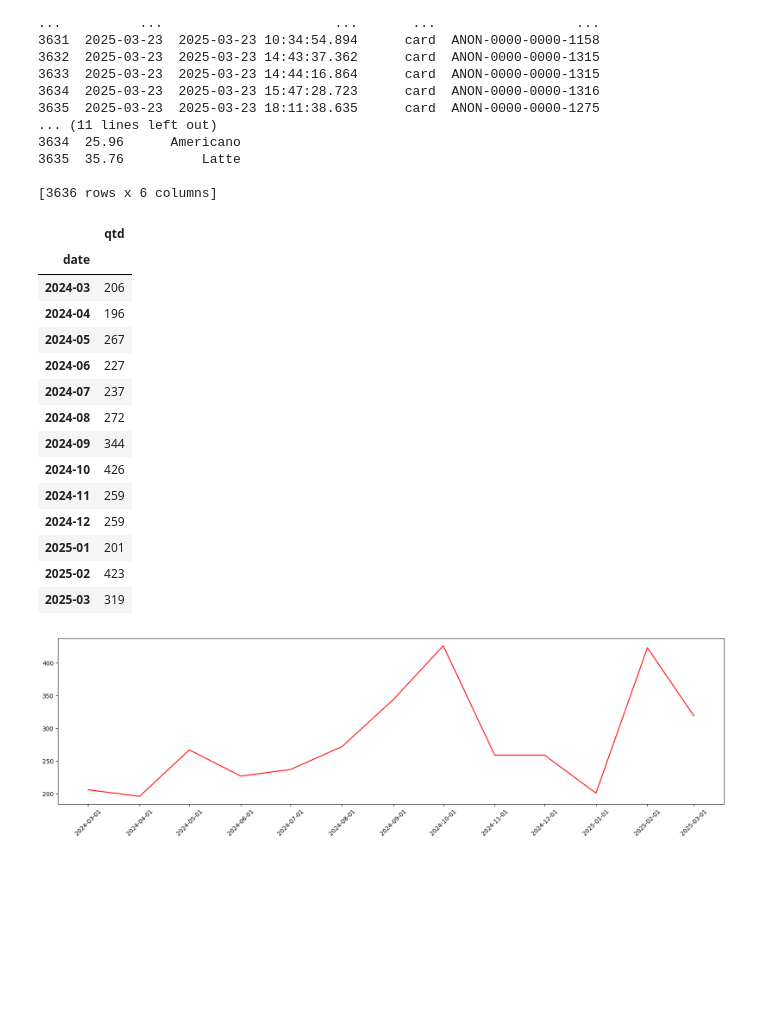
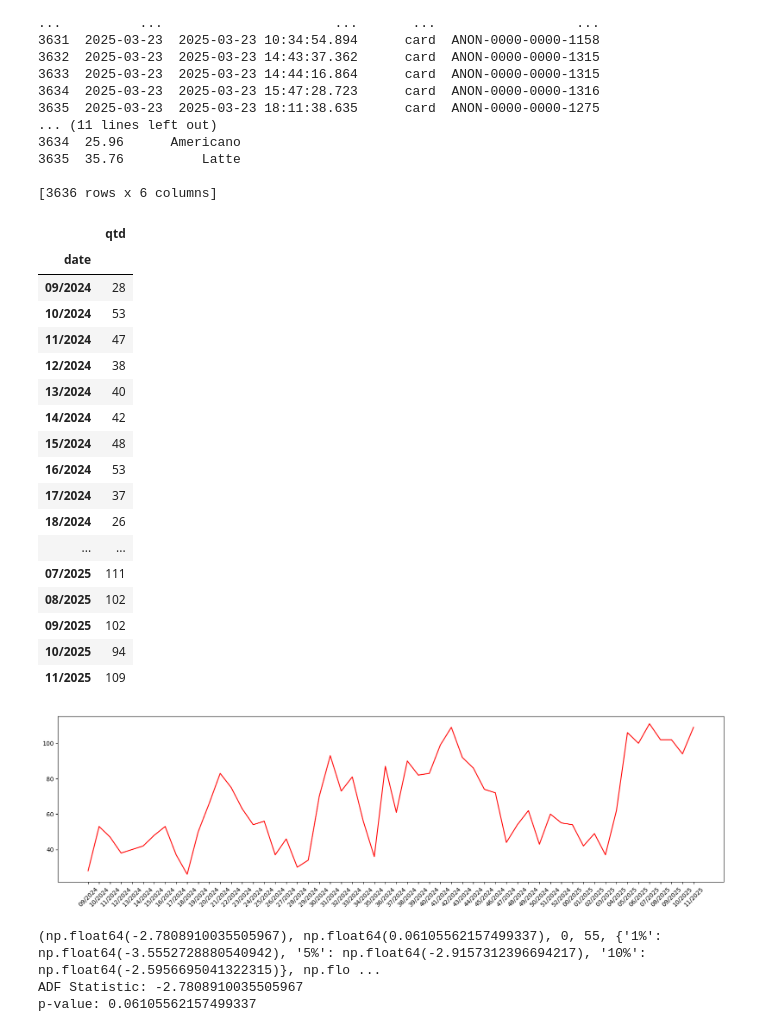
Before and after one commit to Massagli/sales_coffee_forecast, a Jupyter notebook: main.ipynb, the cells around one changed output. Drawn from its saved outputs; the diff is of its cells as text; code cells hidden in the pictures; blank space fills up the shorter version.

Commit message:
Adding Adfuller Test

```diff
--- a/main.ipynb
+++ b/main.ipynb
@@ -29,32 +29,50 @@ warnings.filterwarnings("ignore")
 
 sales = sales[["date", "coffee_name"]]
 sales["date"] = pd.to_datetime(sales["date"])
-sales = sales.groupby(sales["date"].dt.to_period('M'))["coffee_name"].count().reset_index(name="qtd")
+sales = sales.groupby(sales["date"].dt.to_period('W'))["coffee_name"].count().reset_index(name="qtd")
+sales["date"] = sales["date"].dt.strftime('%W/%Y')
 sales.set_index("date", inplace=True)
 
 display(sales)
 # %% [output]
 |  | qtd |
 | date |  |
-| 2024-03 | 206 |
-| 2024-04 | 196 |
-| 2024-05 | 267 |
-| 2024-06 | 227 |
-| 2024-07 | 237 |
-| 2024-08 | 272 |
-| 2024-09 | 344 |
-| 2024-10 | 426 |
-| 2024-11 | 259 |
-| 2024-12 | 259 |
-| 2025-01 | 201 |
-| 2025-02 | 423 |
-| 2025-03 | 319 |
+| 09/2024 | 28 |
+| 10/2024 | 53 |
+| 11/2024 | 47 |
+| 12/2024 | 38 |
+| 13/2024 | 40 |
+| 14/2024 | 42 |
+| 15/2024 | 48 |
+| 16/2024 | 53 |
+| 17/2024 | 37 |
+| 18/2024 | 26 |
+| ... | ... |
+| 07/2025 | 111 |
+| 08/2025 | 102 |
+| 09/2025 | 102 |
+| 10/2025 | 94 |
+| 11/2025 | 109 |
 # %%
+#Plotando dados
 import matplotlib.pyplot as plt
 
 plt.figure(figsize=(20,5))
-plt.plot(sales.index.to_timestamp(), sales.values, color='r', label="Sales")
-plt.xticks(sales.index.to_timestamp(), rotation=45)
+plt.plot(sales.index, sales.values, color='r', label="Sales")
+plt.xticks(sales.index, rotation=45)
 plt.show()
 # %% [output]
-[figure, old version]
+[figure, new version]
+# %%
+#testando estacionaridade
+from statsmodels.tsa.stattools import adfuller
+
+test_result = adfuller(sales["qtd"])
+print(test_result)
+
+print(f'ADF Statistic: {test_result[0]}')
+print(f'p-value: {test_result[1]}')
+# %% [output]
+(np.float64(-2.7808910035505967), np.float64(0.06105562157499337), 0, 55, {'1%': np.float64(-3.5552728880540942), '5%': np.float64(-2.9157312396694217), '10%': np.float64(-2.5956695041322315)}, np.flo ...
+ADF Statistic: -2.7808910035505967
+p-value: 0.06105562157499337
```
Also changed, not shown: parts of 1 cell of this notebook, 1 other file.
